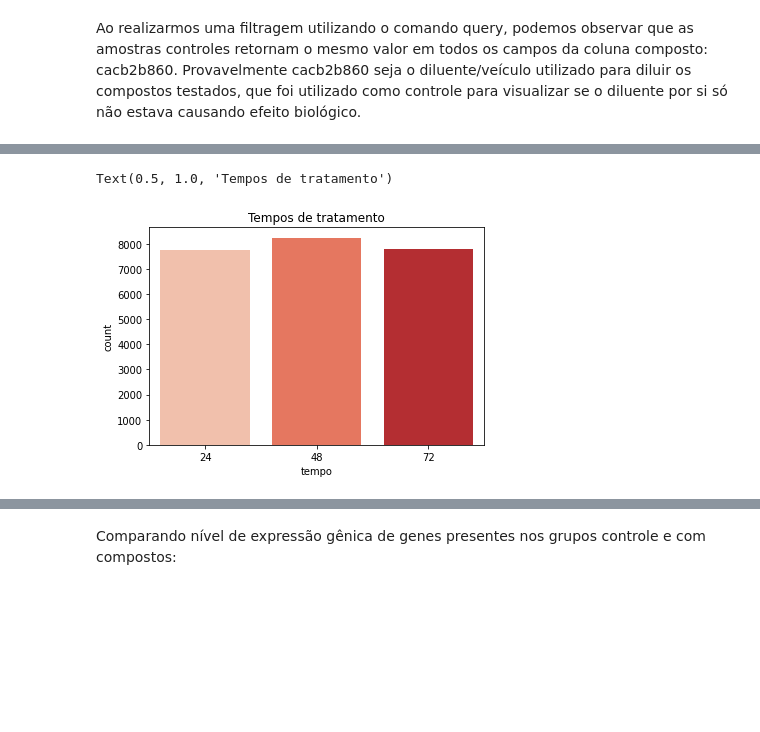
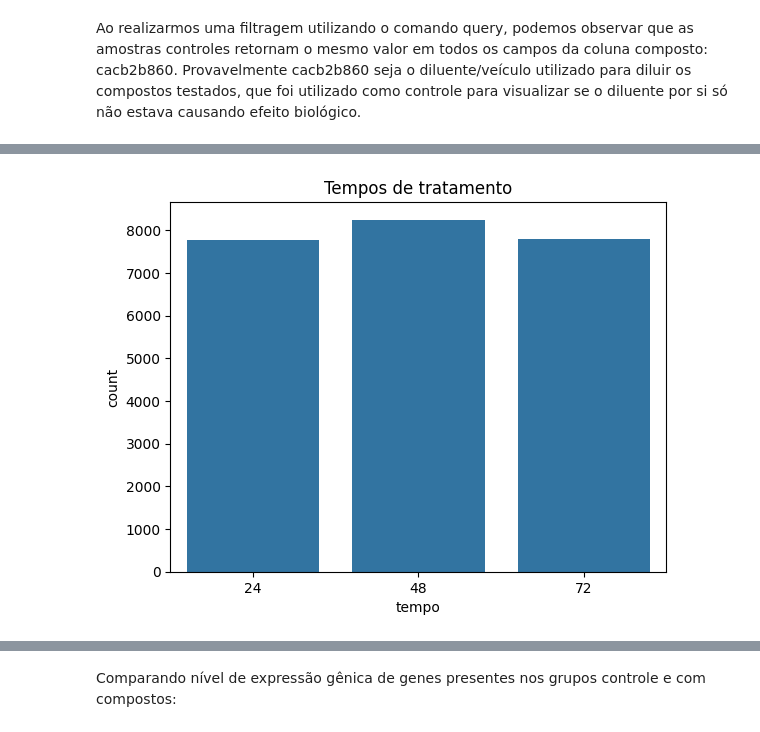
Before and after one commit to mariacmartins/minicurso_intro_python, a Jupyter notebook: Minicurso_Python_Simposio_Biotecnologia_UFPel.ipynb, the cells around one changed output, grey strips where cells are left out. Cells and saved outputs as stored; diff of their text form; code cells hidden in the pictures; blank space fills up the shorter version.

```diff
--- a/Minicurso_Python_Simposio_Biotecnologia_UFPel.ipynb
+++ b/Minicurso_Python_Simposio_Biotecnologia_UFPel.ipynb
@@ -698,5 +708,4 @@ Text(0.5, 1.0, 'Quantidade de amostras referente às doses')
 # %%
-sns.countplot(x="tempo", data=dados, palette='Reds').set_title("Tempos de tratamento")
+sns.countplot(x="tempo", data=dados).set_title("Tempos de tratamento");
 # %% [output]
-Text(0.5, 1.0, 'Tempos de tratamento')
-[figure, old version]
+[figure, new version]
```
Also changed, not shown: parts of 39 cells of this notebook.
